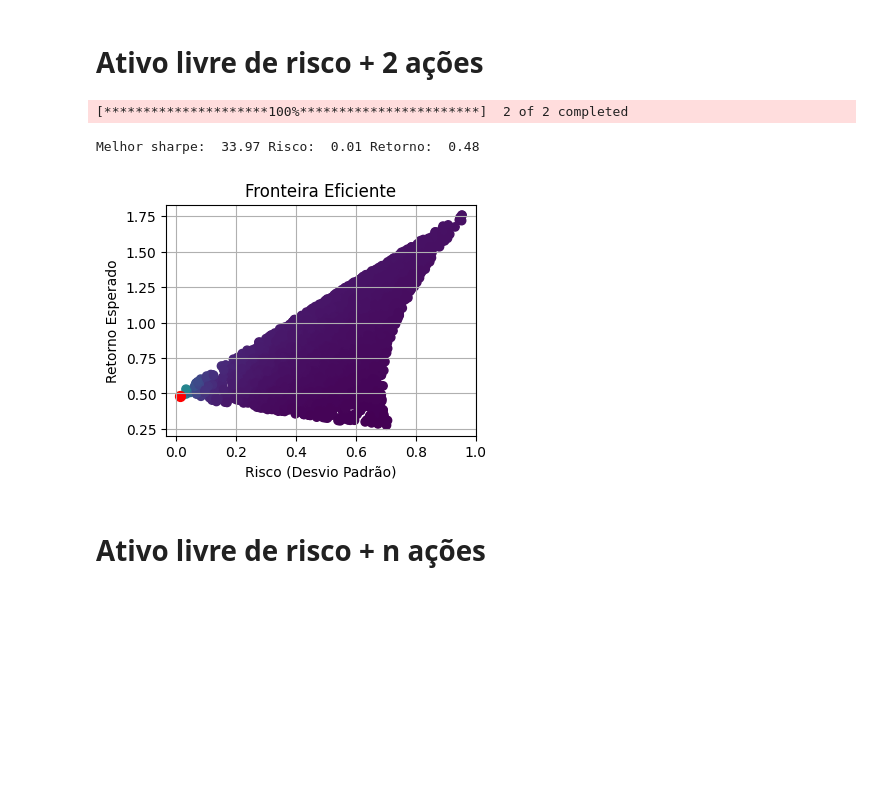
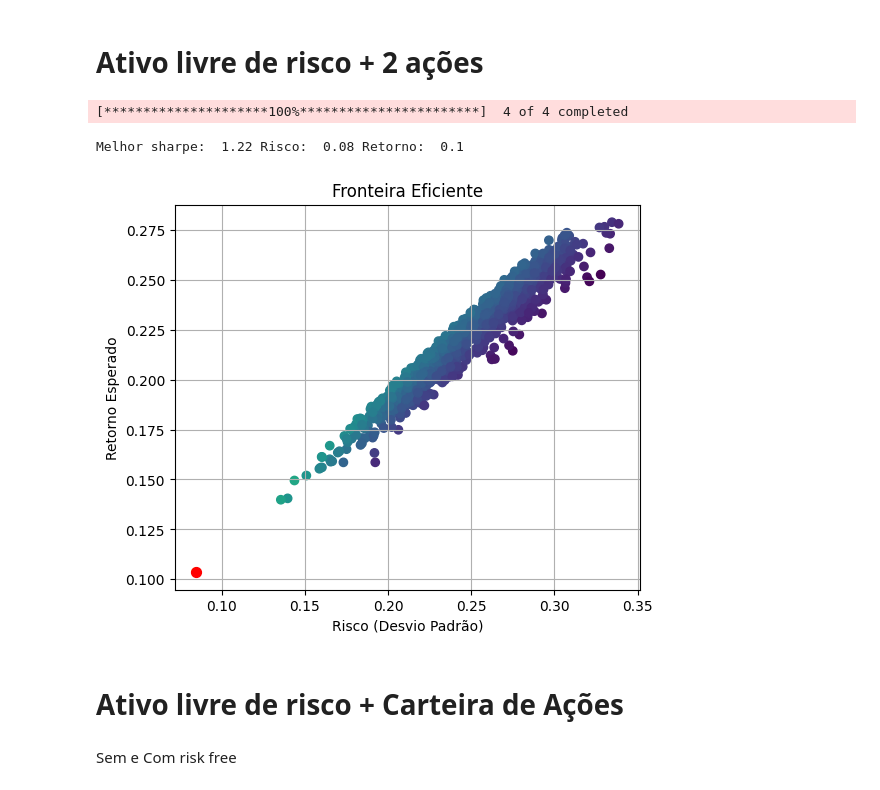
Before and after one commit to Roterdamjr/Mestrado, a Jupyter notebook: Markowitz_Simples.ipynb, the cells around one changed output. Drawn from its saved outputs; the diff is of its cells as text; code cells hidden in the pictures; blank space fills up the shorter version.

```diff
--- a/Markowitz_Simples.ipynb
+++ b/Markowitz_Simples.ipynb
@@ -199,24 +250,26 @@ Melhor sharpe:  2.5797640097967952e+17 Risco:  0.0 Retorno:  0.49
 # Ativo livre de risco + 2 ações
 # %%
 df_precos = pd.DataFrame()
-tickers = ['ITUB4.SA','PETR4.SA']
+tickers = ['AMZN', 'GOOG', 'MSFT', 'NFLX']
 
-df_precos = yf.download(tickers,  "2020-01-01", "2024-12-31",auto_adjust=True)['Close']
+df_precos = yf.download(tickers,  "2020-01-01", "2024-12-31", auto_adjust=False)['Adj Close']
 df = df_precos.pct_change()
 df = df.dropna()
 
-rend_risk_free_anual = .1
+rend_risk_free_anual = 0.04
 a=  rend_risk_free_anual/252
 df['rf']  =a # em rendimento diario considerando 252 dias ao ano
 
-carteiras = fn_gera_carteiras(df ,5000)
+carteiras = fn_gera_carteiras(df , 1000)
 retornos, riscos, pesos = carteiras['retornos'], carteiras['riscos'], carteiras['pesos']
-plota(retornos, riscos)
+plota(carteiras,retornos, riscos)
 # %% [output]
-[*********************100%***********************]  2 of 2 completed
+[*********************100%***********************]  4 of 4 completed
-Melhor sharpe:  33.97 Risco:  0.01 Retorno:  0.48
+Melhor sharpe:  1.22 Risco:  0.08 Retorno:  0.1
-[figure, old version]
+[figure, new version]
 # %% [markdown]
-# Ativo livre de risco + n ações
+# Ativo livre de risco + Carteira de Ações
+# %% [markdown]
+Sem e Com risk free
 # %%
 df_precos = pd.DataFrame()
```
Also changed, not shown: parts of 13 cells of this notebook.
